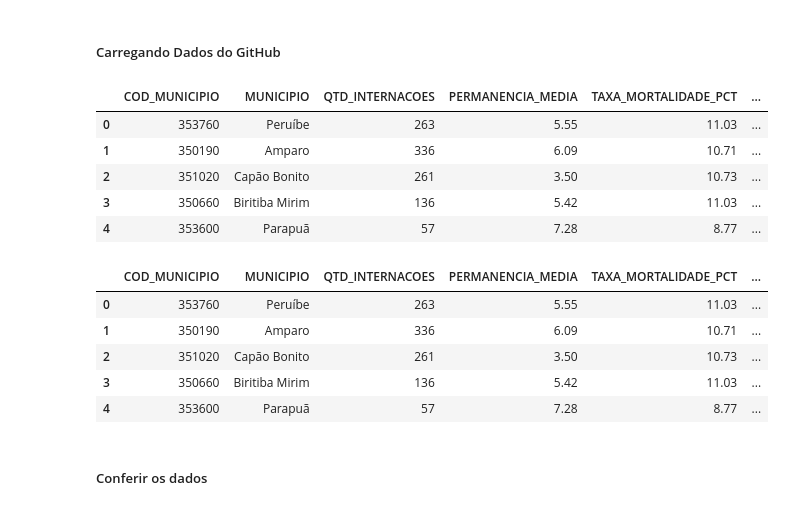
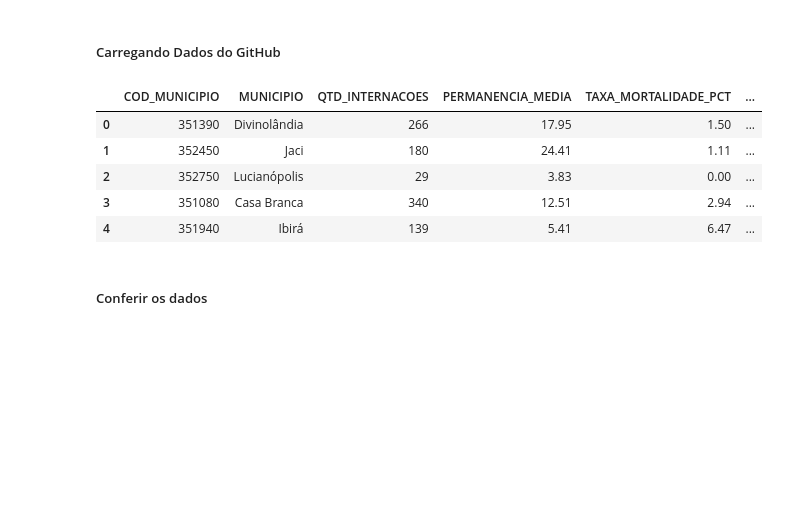
Before and after one commit to Melissa-Etes/Sprint2_grupo54, a Jupyter notebook: EC_Sprint2_HospiDataSUS_Clusterizacao_Grupo54.ipynb, the cells around one changed output. Drawn from its saved outputs; the diff is of its cells as text; code cells hidden in the pictures; blank space fills up the shorter version.

Commit message:
Buscando os dados da base nova

```diff
--- a/EC_Sprint2_HospiDataSUS_Clusterizacao_Grupo54.ipynb
+++ b/EC_Sprint2_HospiDataSUS_Clusterizacao_Grupo54.ipynb
@@ -20,21 +20,15 @@ np.random.seed(SEED)
 ##### Carregando Dados do GitHub
 # %%
 # Carrega os dados tratados (exportados do Oracle via ETL) direto do GitHub
-dados = pd.read_csv('https://raw.githubusercontent.com/Melissa-Etes/Sprint2_grupo54/main/data/internacoes_tratado.csv')
+dados = pd.read_csv('https://raw.githubusercontent.com/Melissa-Etes/Sprint2_grupo54/main/data/dados_tratados_datasus.csv')
 dados.head()
 # %% [output]
 |  | COD_MUNICIPIO | MUNICIPIO | QTD_INTERNACOES | PERMANENCIA_MEDIA | TAXA_MORTALIDADE_PCT | ... |
-| 0 | 353760 | Peruíbe | 263 | 5.55 | 11.03 | ... |
-| 1 | 350190 | Amparo | 336 | 6.09 | 10.71 | ... |
-| 2 | 351020 | Capão Bonito | 261 | 3.50 | 10.73 | ... |
-| 3 | 350660 | Biritiba Mirim | 136 | 5.42 | 11.03 | ... |
-| 4 | 353600 | Parapuã | 57 | 7.28 | 8.77 | ... |
+| 0 | 351390 | Divinolândia | 266 | 17.95 | 1.50 | ... |
+| 1 | 352450 | Jaci | 180 | 24.41 | 1.11 | ... |
+| 2 | 352750 | Lucianópolis | 29 | 3.83 | 0.00 | ... |
+| 3 | 351080 | Casa Branca | 340 | 12.51 | 2.94 | ... |
+| 4 | 351940 | Ibirá | 139 | 5.41 | 6.47 | ... |
-|  | COD_MUNICIPIO | MUNICIPIO | QTD_INTERNACOES | PERMANENCIA_MEDIA | TAXA_MORTALIDADE_PCT | ... |
-| 0 | 353760 | Peruíbe | 263 | 5.55 | 11.03 | ... |
-| 1 | 350190 | Amparo | 336 | 6.09 | 10.71 | ... |
-| 2 | 351020 | Capão Bonito | 261 | 3.50 | 10.73 | ... |
-| 3 | 350660 | Biritiba Mirim | 136 | 5.42 | 11.03 | ... |
-| 4 | 353600 | Parapuã | 57 | 7.28 | 8.77 | ... |
 # %% [markdown]
 ##### Conferir os dados
 # %%
```
Also changed, not shown: parts of 13 cells of this notebook.
